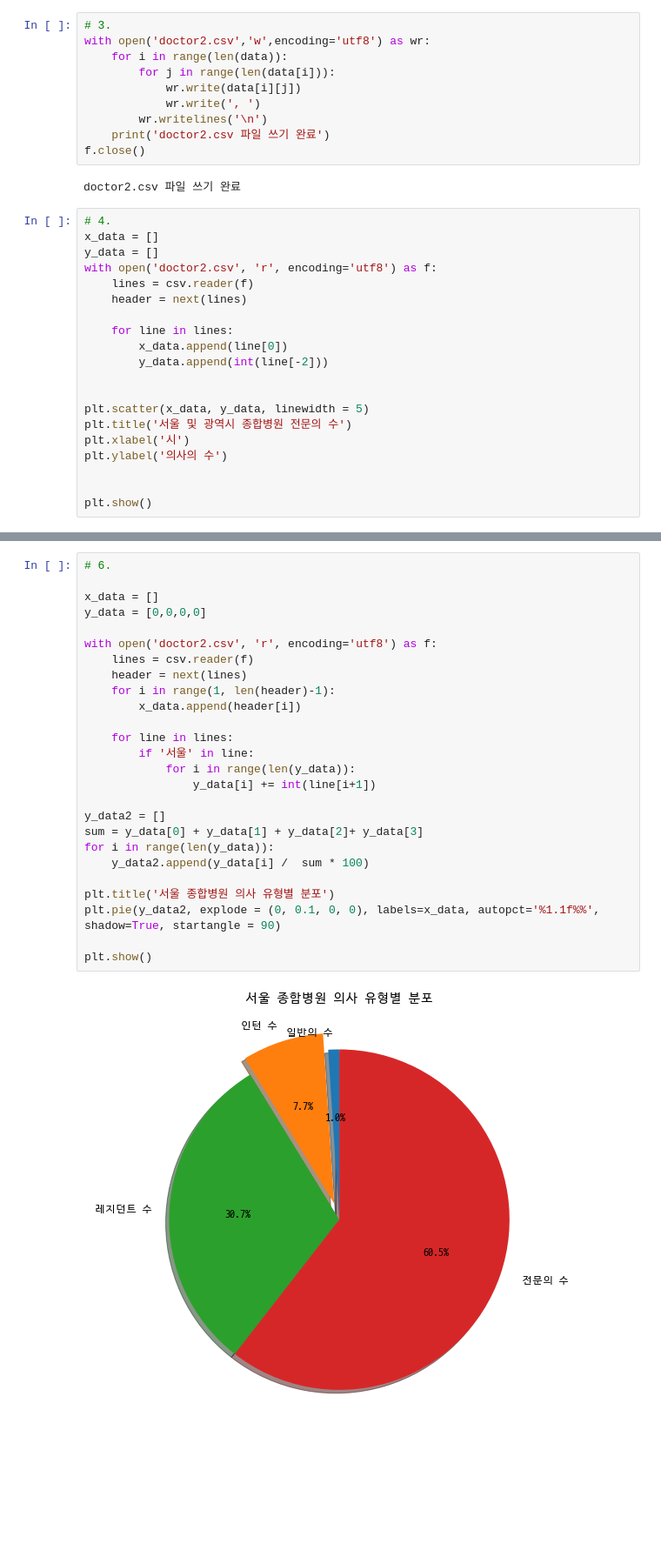
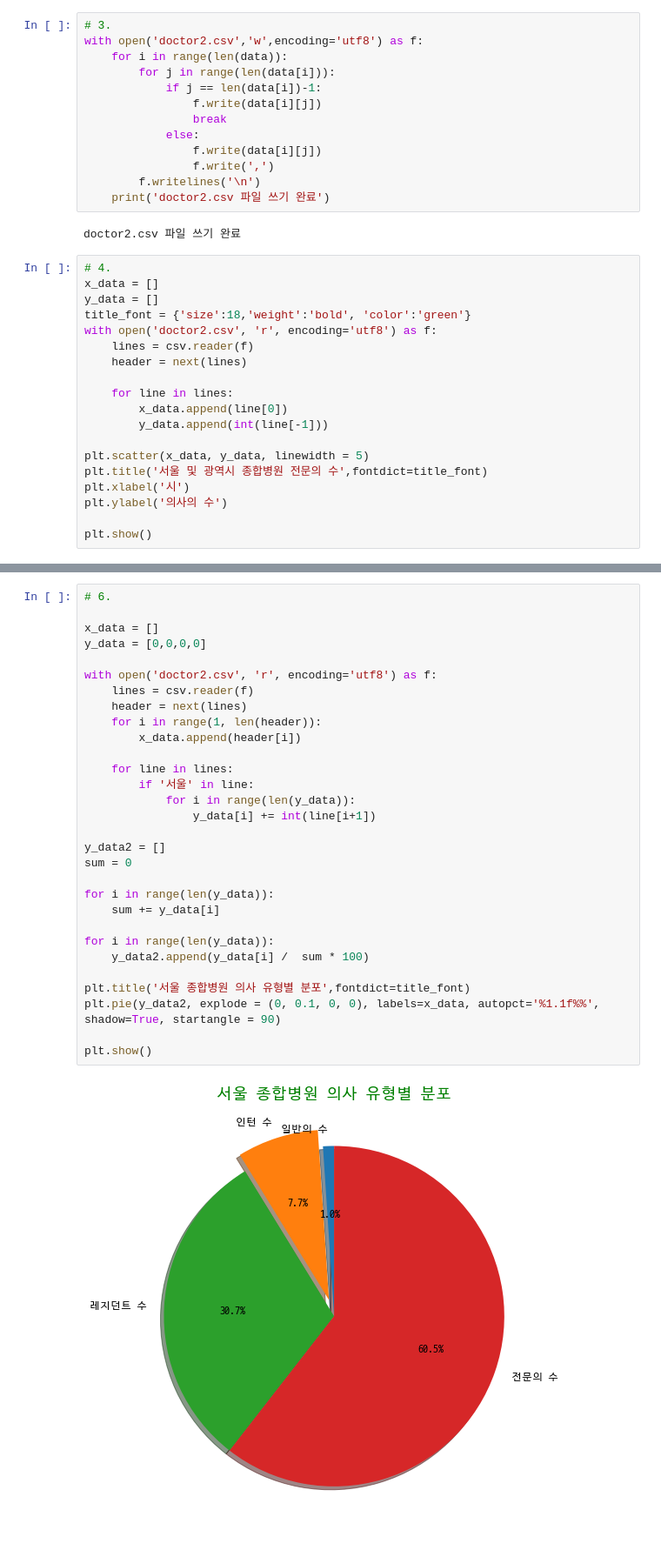
Before and after one commit to MethodFunc/KSA_edu_Daejeon_Basic, a Jupyter notebook: ch12 matpolotlib/12장 연습문제 곽필종.ipynb, the cells around one changed output, grey strips where cells are left out. Shown at 87% size. Drawn from its saved outputs; the diff is of its cells as text; blank space fills up the shorter version.

```diff
--- a/ch12 matpolotlib/12장 연습문제 곽필종.ipynb
+++ b/ch12 matpolotlib/12장 연습문제 곽필종.ipynb
@@ -81,34 +83,36 @@ for i in range(len(data)):
 울산 19 23 104 467
 # %%
 # 3.
-with open('doctor2.csv','w',encoding='utf8') as wr:
+with open('doctor2.csv','w',encoding='utf8') as f:
     for i in range(len(data)):
         for j in range(len(data[i])):
-            wr.write(data[i][j])
-            wr.write(', ')
-        wr.writelines('\n')
+            if j == len(data[i])-1:
+                f.write(data[i][j])
+                break
+            else:
+                f.write(data[i][j])
+                f.write(',')
+        f.writelines('\n')
     print('doctor2.csv 파일 쓰기 완료')
-f.close()
 # %% [output]
 doctor2.csv 파일 쓰기 완료
 # %%
 # 4.
 x_data = []
 y_data = []
+title_font = {'size':18,'weight':'bold', 'color':'green'}
 with open('doctor2.csv', 'r', encoding='utf8') as f:
     lines = csv.reader(f)
     header = next(lines)
 
     for line in lines:
         x_data.append(line[0])
-        y_data.append(int(line[-2]))
-
+        y_data.append(int(line[-1]))
 
 plt.scatter(x_data, y_data, linewidth = 5)
-plt.title('서울 및 광역시 종합병원 전문의 수')
+plt.title('서울 및 광역시 종합병원 전문의 수',fontdict=title_font)
 plt.xlabel('시')
 plt.ylabel('의사의 수')
 
-
 plt.show()
 # %% [output]
@@ -148,28 +150,32 @@ plt.show()
 # %%
 # 6.
 
 x_data = []
 y_data = [0,0,0,0]
 
 with open('doctor2.csv', 'r', encoding='utf8') as f:
     lines = csv.reader(f)
     header = next(lines)
-    for i in range(1, len(header)-1):
+    for i in range(1, len(header)):
         x_data.append(header[i])
 
     for line in lines:
         if '서울' in line:
             for i in range(len(y_data)):
                 y_data[i] += int(line[i+1])
 
 y_data2 = []
-sum = y_data[0] + y_data[1] + y_data[2]+ y_data[3]
+sum = 0
+
+for i in range(len(y_data)):
+    sum += y_data[i]
+
 for i in range(len(y_data)):
     y_data2.append(y_data[i] /  sum * 100)
 
-plt.title('서울 종합병원 의사 유형별 분포')
+plt.title('서울 종합병원 의사 유형별 분포',fontdict=title_font)
 plt.pie(y_data2, explode = (0, 0.1, 0, 0), labels=x_data, autopct='%1.1f%%', shadow=True, startangle = 90)
 
 plt.show()
 # %% [output]
-[figure, old version]
+[figure, new version]
```
Also changed, not shown: parts of 4 cells of this notebook, 1 other file.
